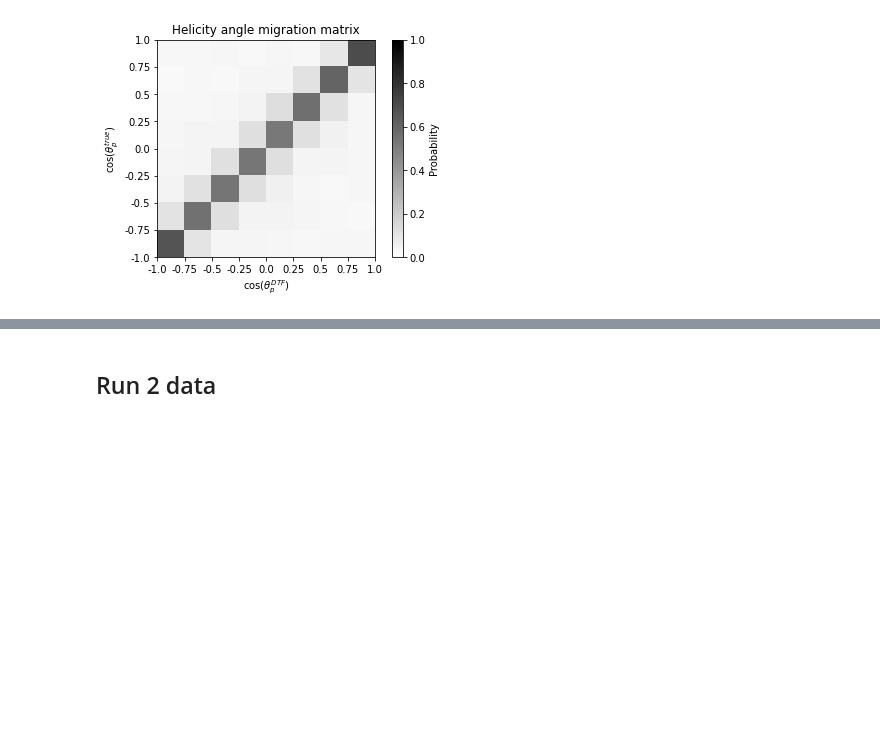
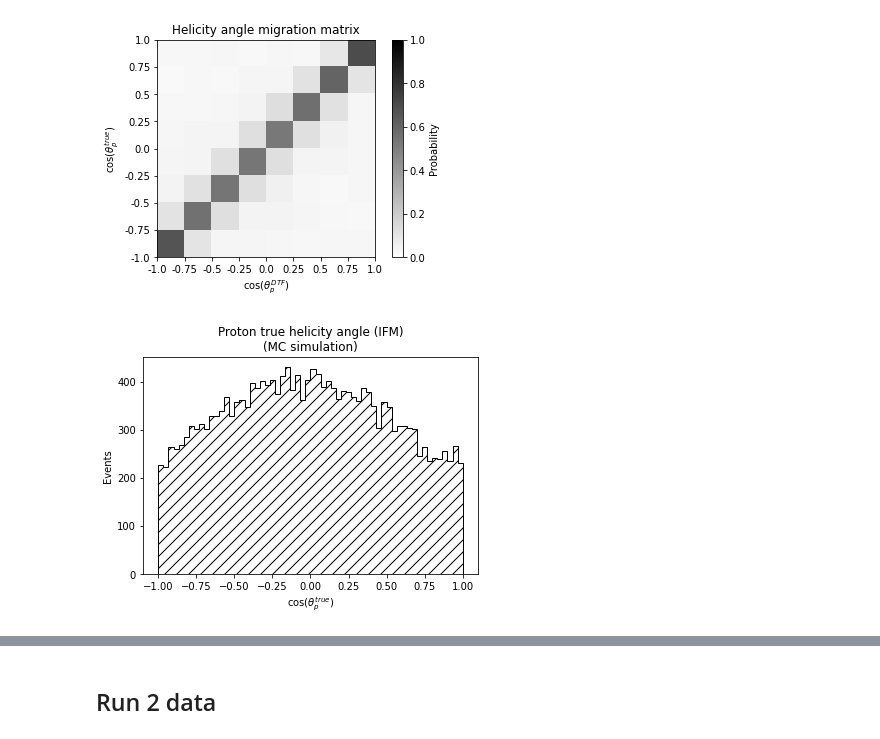
Before and after one commit to alatios/lb2jpsil_lambda-emdm-measurement, a Jupyter notebook: 01_angular_distribution_study.ipynb, the cells around one changed output, grey strips where cells are left out. Saved outputs shown, nothing was run; the diff lists cells and outputs as text; code cells hidden in the pictures; blank space fills up the shorter version.

Commit message:
Implement computation of IFM theta angle

```diff
--- a/01_angular_distribution_study.ipynb
+++ b/01_angular_distribution_study.ipynb
@@ -596,0 +670,28 @@ plt.show()
+# %%
+hist_arguments = {
+    'bins': 60,
+    'histtype': 'stepfilled',
+    'edgecolor': 'black',
+    'facecolor': 'none',
+    'hatch': '//'
+}
+
+xlabel = r"$\cos(\theta_p^{true})$"
+ylabel = "Events"
+title = "Proton true helicity angle (IFM)" + "\n" + "(MC simulation)"
+file_name = 'MC_helicity_angle_true_IFM'
+
+plt.hist(df_mc['MCTRUTH_p_Theta_IFM'], **hist_arguments)
+
+plt.xlabel(xlabel)
+plt.ylabel(ylabel)
+
+if show_titles:
+    plt.title(title)
+
+if save_plots:
+    plt.savefig(plot_directory + file_name + '.pdf', bbox_inches = 'tight')
+
+plt.show()
+# %% [output]
+[figure, added]
```
Also changed, not shown: parts of 18 cells of this notebook.
